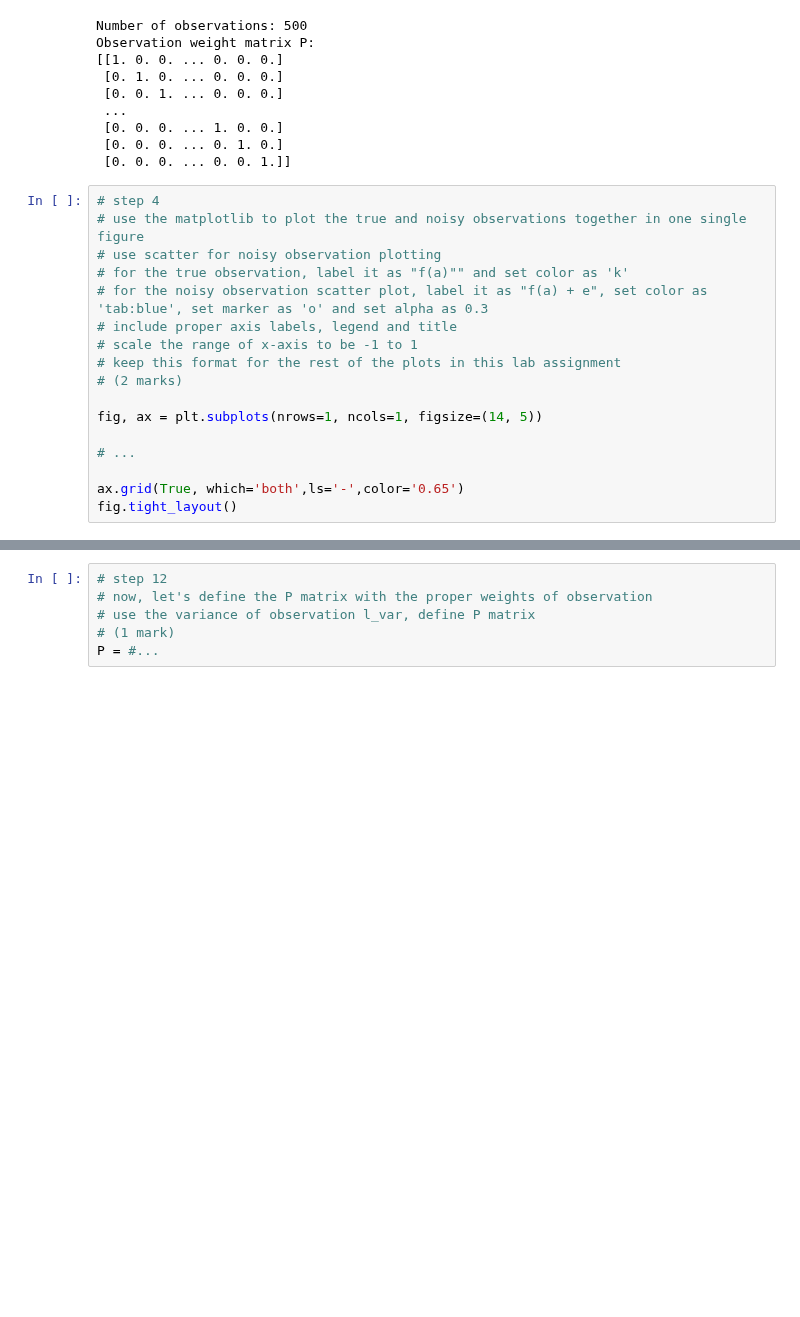
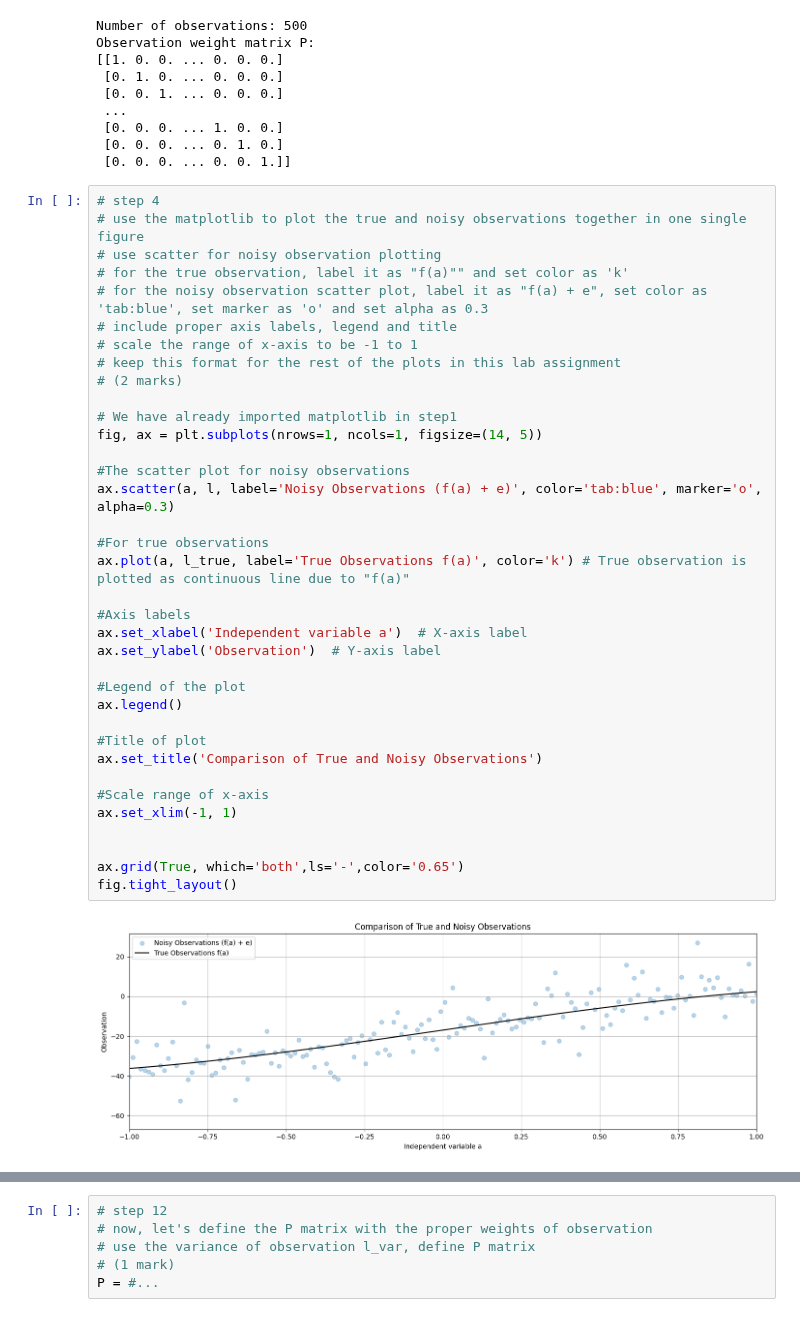
Before and after one commit to ChukwuebukaEzeanaka/engg680_2024_fall, a Jupyter notebook: Lab_Assignment2/Assignment2.ipynb, the cells around one changed output, grey strips where cells are left out. Saved outputs shown, nothing was run; the diff lists cells and outputs as text; blank space fills up the shorter version.

Commit message:
completed step 4 to step 10

```diff
--- a/Lab_Assignment2/Assignment2.ipynb
+++ b/Lab_Assignment2/Assignment2.ipynb
@@ -103,20 +103,41 @@ Observation weight matrix P:
 # %%
 # step 4
 # use the matplotlib to plot the true and noisy observations together in one single figure
 # use scatter for noisy observation plotting
 # for the true observation, label it as "f(a)"" and set color as 'k'
 # for the noisy observation scatter plot, label it as "f(a) + e", set color as 'tab:blue', set marker as 'o' and set alpha as 0.3
 # include proper axis labels, legend and title
 # scale the range of x-axis to be -1 to 1
 # keep this format for the rest of the plots in this lab assignment
 # (2 marks)
 
+# We have already imported matplotlib in step1
 fig, ax = plt.subplots(nrows=1, ncols=1, figsize=(14, 5))
 
-# ...
+#The scatter plot for noisy observations
+ax.scatter(a, l, label='Noisy Observations (f(a) + e)', color='tab:blue', marker='o', alpha=0.3)
+
+#For true observations
+ax.plot(a, l_true, label='True Observations f(a)', color='k') # True observation is plotted as continuous line due to "f(a)"
+
+#Axis labels
+ax.set_xlabel('Independent variable a')  # X-axis label
+ax.set_ylabel('Observation')  # Y-axis label
+
+#Legend of the plot
+ax.legend()
+
+#Title of plot
+ax.set_title('Comparison of True and Noisy Observations')
+
+#Scale range of x-axis
+ax.set_xlim(-1, 1)
+
 
 ax.grid(True, which='both',ls='-',color='0.65')
 fig.tight_layout()
+# %% [output]
+[figure, added]
 # %%
 # step 5
 # define a curve fitting function named fit_polynomial_curve
```
Also changed, not shown: parts of 11 cells of this notebook.
